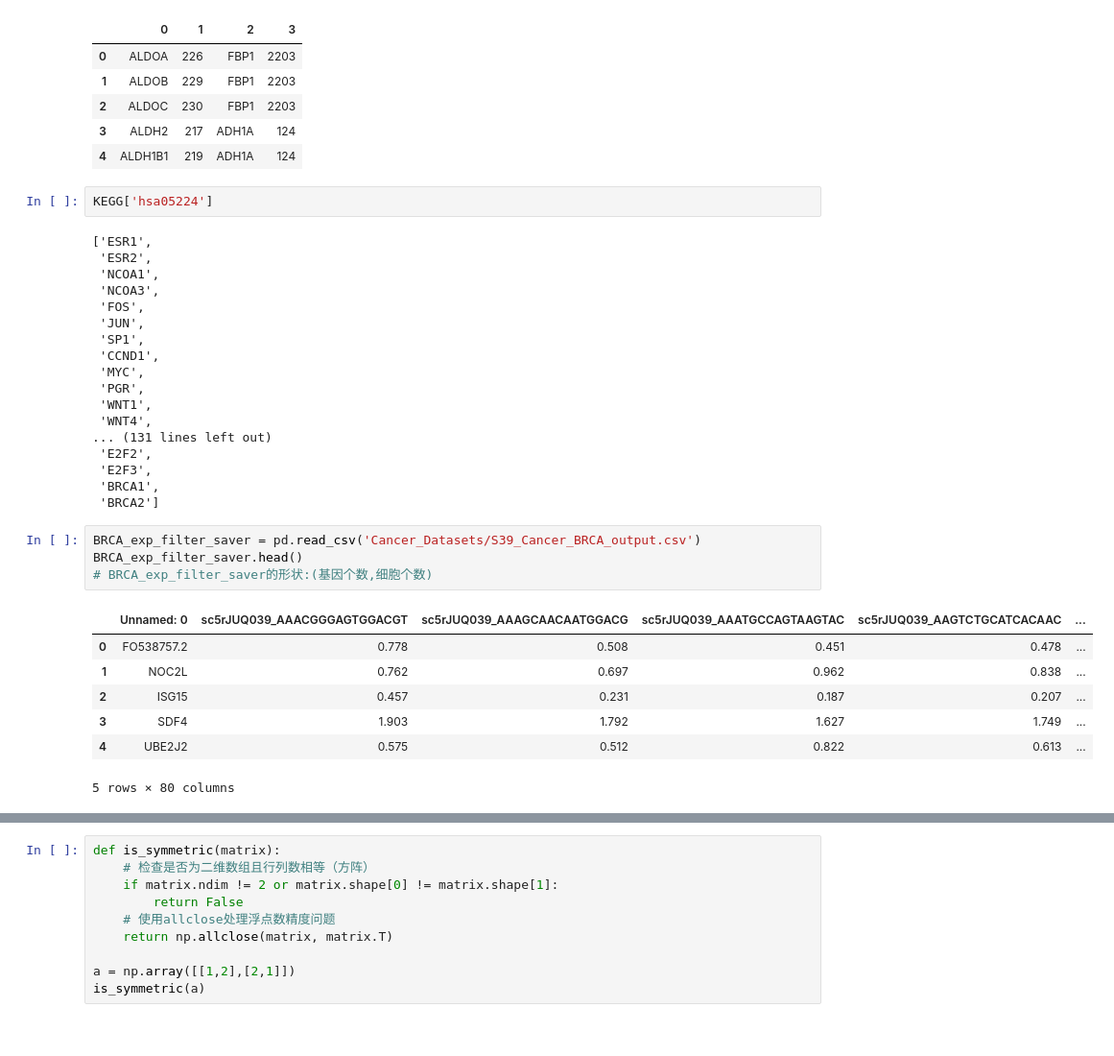
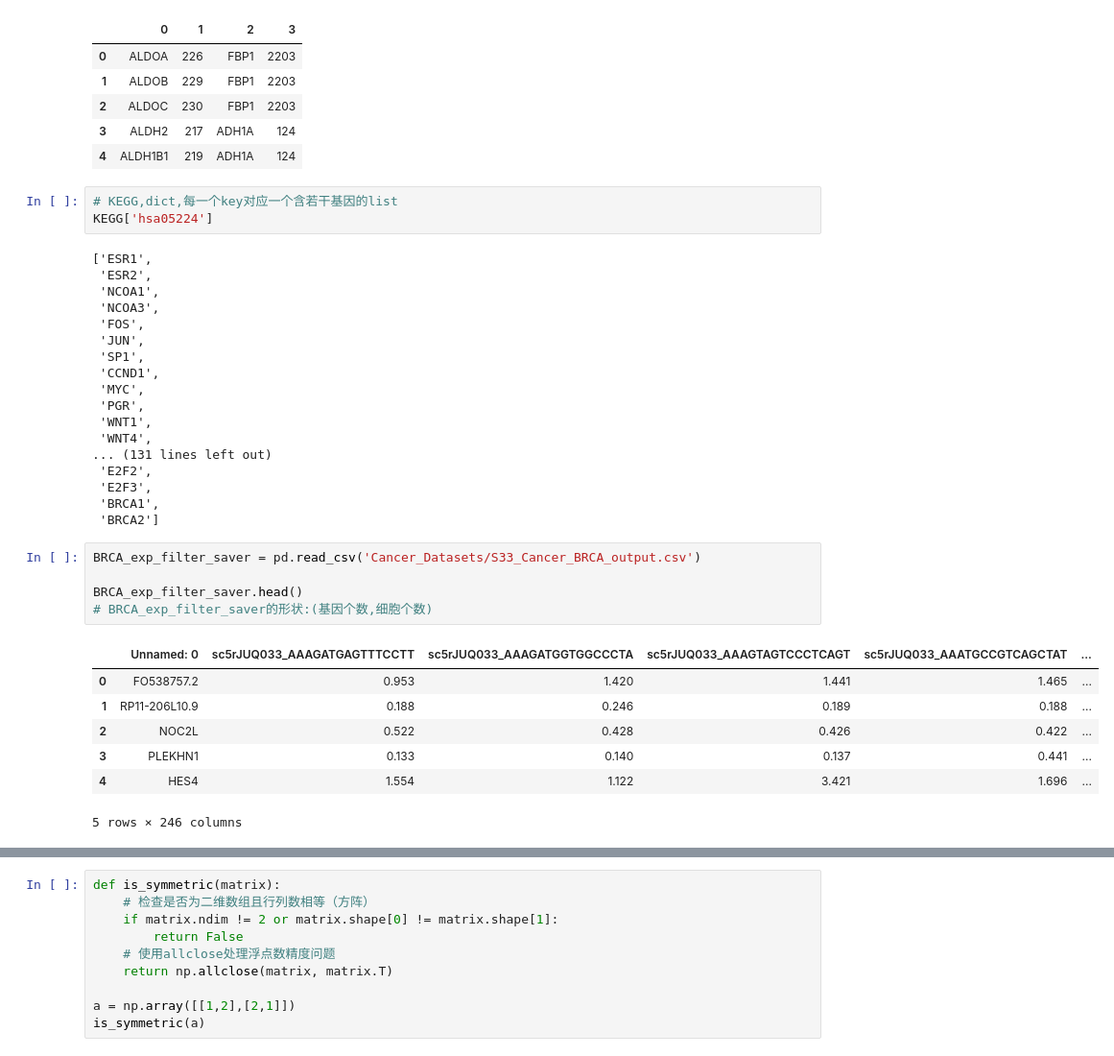
Before and after one commit to LedOverSea/DigNet_reproducibility, a Jupyter notebook: 复现笔记.ipynb, the cells around one changed output, grey strips where cells are left out. Shown: that part at 96% size. Drawn from its saved outputs; the diff is of its cells as text.

```diff
--- a/复现笔记.ipynb
+++ b/复现笔记.ipynb
@@ -894,6 +916,7 @@ human_network.head()
 | 3 | ALDH2 | 217 | ADH1A | 124 |
 | 4 | ALDH1B1 | 219 | ADH1A | 124 |
 # %%
+# KEGG,dict,每一个key对应一个含若干基因的list
 KEGG['hsa05224']
 # %% [output]
 ['ESR1',
@@ -914,14 +937,15 @@ KEGG['hsa05224']
  'BRCA1',
  'BRCA2']
 # %%
-BRCA_exp_filter_saver = pd.read_csv('Cancer_Datasets/S39_Cancer_BRCA_output.csv')
+BRCA_exp_filter_saver = pd.read_csv('Cancer_Datasets/S33_Cancer_BRCA_output.csv')
+
 BRCA_exp_filter_saver.head()
 # BRCA_exp_filter_saver的形状:(基因个数,细胞个数)
 # %% [output]
-|  | Unnamed: 0 | sc5rJUQ039_AAACGGGAGTGGACGT | sc5rJUQ039_AAAGCAACAATGGACG | sc5rJUQ039_AAATGCCAGTAAGTAC | sc5rJUQ039_AAGTCTGCATCACAAC | ... |
-| 0 | FO538757.2 | 0.778 | 0.508 | 0.451 | 0.478 | ... |
-| 1 | NOC2L | 0.762 | 0.697 | 0.962 | 0.838 | ... |
-| 2 | ISG15 | 0.457 | 0.231 | 0.187 | 0.207 | ... |
-| 3 | SDF4 | 1.903 | 1.792 | 1.627 | 1.749 | ... |
-| 4 | UBE2J2 | 0.575 | 0.512 | 0.822 | 0.613 | ... |
+|  | Unnamed: 0 | sc5rJUQ033_AAAGATGAGTTTCCTT | sc5rJUQ033_AAAGATGGTGGCCCTA | sc5rJUQ033_AAAGTAGTCCCTCAGT | sc5rJUQ033_AAATGCCGTCAGCTAT | ... |
+| 0 | FO538757.2 | 0.953 | 1.420 | 1.441 | 1.465 | ... |
+| 1 | RP11-206L10.9 | 0.188 | 0.246 | 0.189 | 0.188 | ... |
+| 2 | NOC2L | 0.522 | 0.428 | 0.426 | 0.422 | ... |
+| 3 | PLEKHN1 | 0.133 | 0.140 | 0.137 | 0.441 | ... |
+| 4 | HES4 | 1.554 | 1.122 | 3.421 | 1.696 | ... |
-5 rows × 80 columns
+5 rows × 246 columns
```
Also changed, not shown: parts of 21 cells of this notebook, 13 other files.
